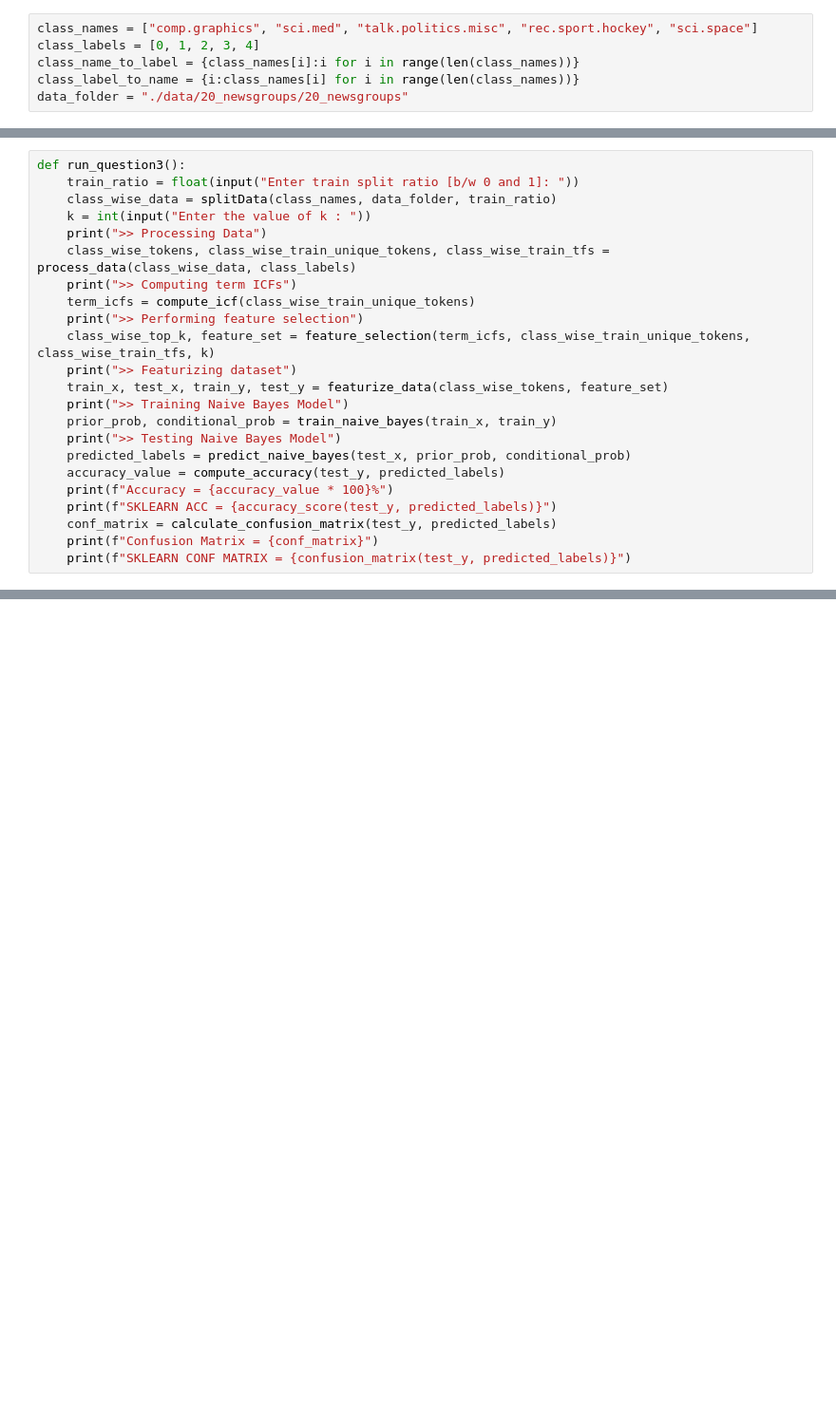
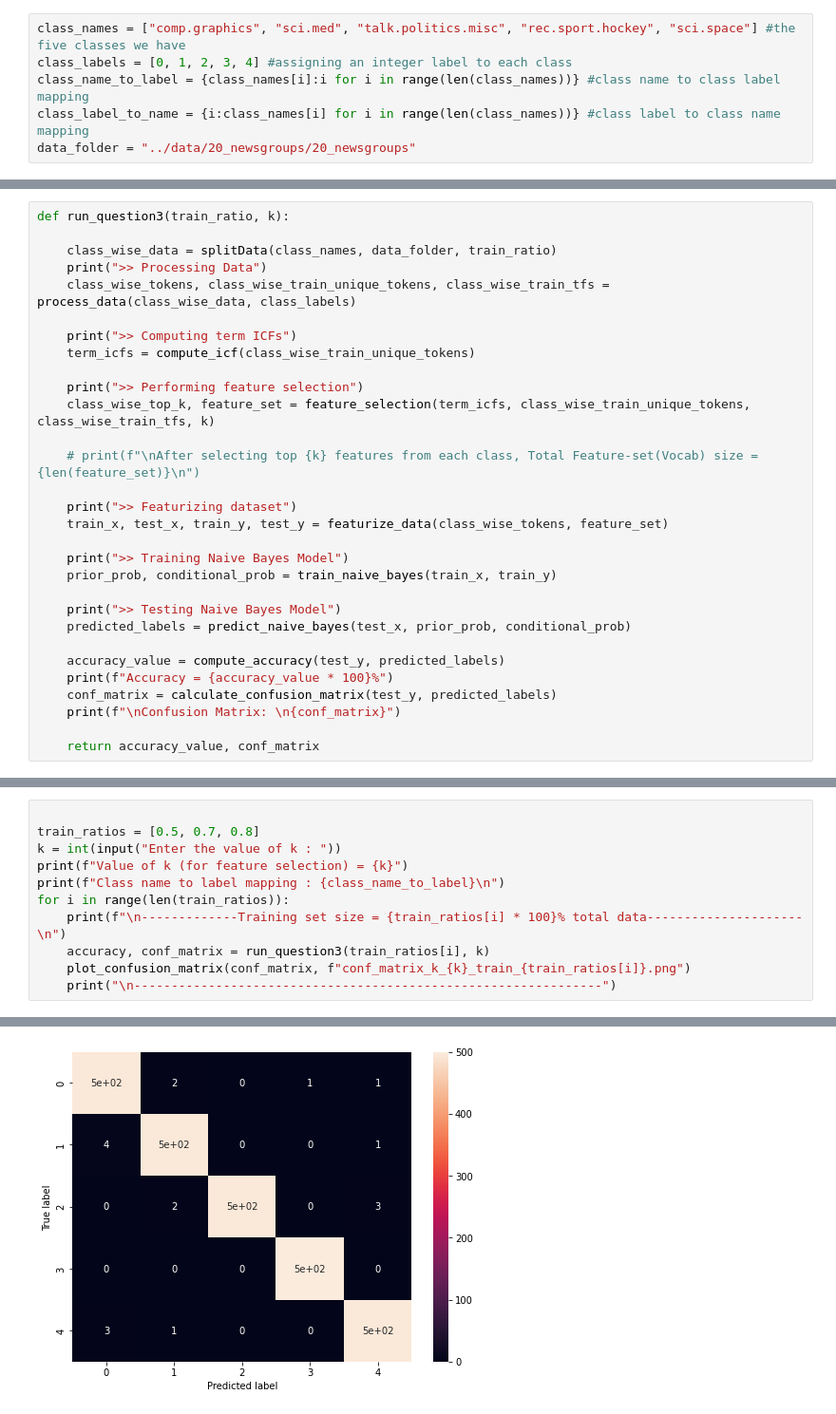
Before and after one commit to samyak19098/IR2022_A2_62, a Jupyter notebook: Q3/Q3.ipynb, the cells around one changed output, grey strips where cells are left out. Shown at 95% size. Cells and saved outputs as stored; diff of their text form; blank space fills up the shorter version.

```diff
--- a/Q3/Q3.ipynb
+++ b/Q3/Q3.ipynb
@@ -33,8 +38,8 @@ from sklearn.metrics import accuracy_score, confusion_matrix
 # %%
-class_names = ["comp.graphics", "sci.med", "talk.politics.misc", "rec.sport.hockey", "sci.space"]
-class_labels = [0, 1, 2, 3, 4]
-class_name_to_label = {class_names[i]:i for i in range(len(class_names))}
-class_label_to_name = {i:class_names[i] for i in range(len(class_names))}
-data_folder = "./data/20_newsgroups/20_newsgroups"
+class_names = ["comp.graphics", "sci.med", "talk.politics.misc", "rec.sport.hockey", "sci.space"] #the five classes we have
+class_labels = [0, 1, 2, 3, 4] #assigning an integer label to each class
+class_name_to_label = {class_names[i]:i for i in range(len(class_names))} #class name to class label mapping
+class_label_to_name = {i:class_names[i] for i in range(len(class_names))} #class label to class name mapping
+data_folder = "../data/20_newsgroups/20_newsgroups"
 # %%
 def splitData(class_names, data_folder, train_ratio):
@@ -357,23 +313,30 @@ def calculate_confusion_matrix(true_y, pred_y):
 # %%
-def run_question3():
-    train_ratio = float(input("Enter train split ratio [b/w 0 and 1]: "))
+def run_question3(train_ratio, k):
+
     class_wise_data = splitData(class_names, data_folder, train_ratio)
-    k = int(input("Enter the value of k : "))
     print(">> Processing Data")
     class_wise_tokens, class_wise_train_unique_tokens, class_wise_train_tfs = process_data(class_wise_data, class_labels)
+
     print(">> Computing term ICFs")
     term_icfs = compute_icf(class_wise_train_unique_tokens)
+
     print(">> Performing feature selection")
     class_wise_top_k, feature_set = feature_selection(term_icfs, class_wise_train_unique_tokens, class_wise_train_tfs, k)
+
+    # print(f"\nAfter selecting top {k} features from each class, Total Feature-set(Vocab) size = {len(feature_set)}\n")
+
     print(">> Featurizing dataset")
     train_x, test_x, train_y, test_y = featurize_data(class_wise_tokens, feature_set)
+
     print(">> Training Naive Bayes Model")
     prior_prob, conditional_prob = train_naive_bayes(train_x, train_y)
+
     print(">> Testing Naive Bayes Model")
     predicted_labels = predict_naive_bayes(test_x, prior_prob, conditional_prob)
+
     accuracy_value = compute_accuracy(test_y, predicted_labels)
     print(f"Accuracy = {accuracy_value * 100}%")
-    print(f"SKLEARN ACC = {accuracy_score(test_y, predicted_labels)}")
     conf_matrix = calculate_confusion_matrix(test_y, predicted_labels)
-    print(f"Confusion Matrix = {conf_matrix}")
-    print(f"SKLEARN CONF MATRIX = {confusion_matrix(test_y, predicted_labels)}")
+    print(f"\nConfusion Matrix: \n{conf_matrix}")
+
+    return accuracy_value, conf_matrix
@@ -452,0 +343,12 @@ run_question3()
+# %%
+
+train_ratios = [0.5, 0.7, 0.8]
+k = int(input("Enter the value of k : "))
+print(f"Value of k (for feature selection) = {k}")
+print(f"Class name to label mapping : {class_name_to_label}\n")
+for i in range(len(train_ratios)):
+    print(f"\n-------------Training set size = {train_ratios[i] * 100}% total data---------------------\n")
+    accuracy, conf_matrix = run_question3(train_ratios[i], k)
+    plot_confusion_matrix(conf_matrix, f"conf_matrix_k_{k}_train_{train_ratios[i]}.png")
+    print("\n---------------------------------------------------------------")
+# %% [output]
@@ -452,0 +380 @@ run_question3()
+[figure, added]
```
Also changed, not shown: parts of 22 cells of this notebook, 4 other files.
